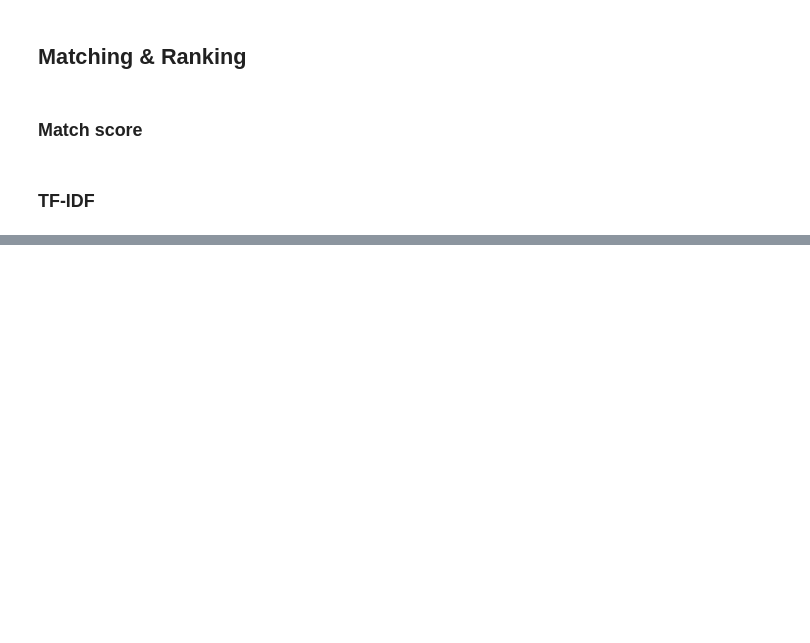
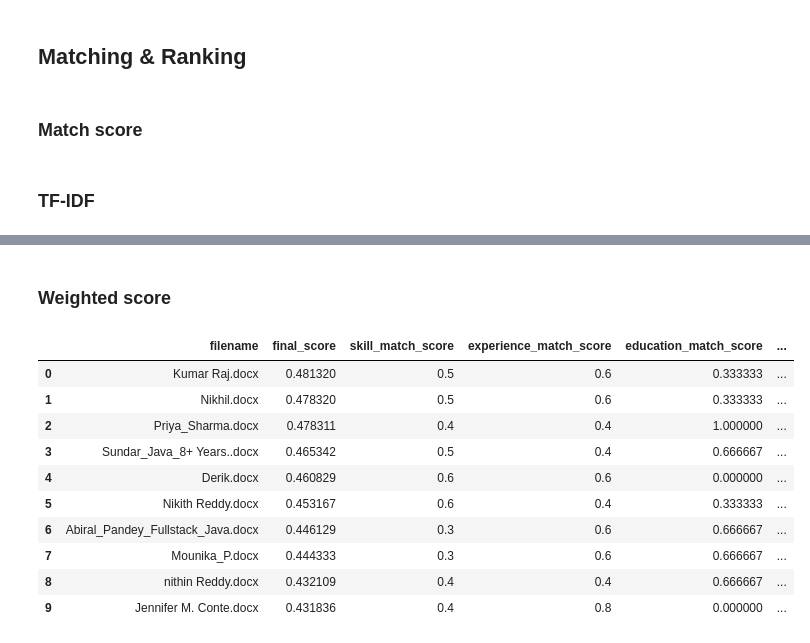
Before and after one commit to gracella12/ProjectPP_Kelompok4, a Jupyter notebook: pake-segmentasi.ipynb, the cells around one changed output, grey strips where cells are left out. Drawn from its saved outputs; the diff is of its cells as text; code cells hidden in the pictures; blank space fills up the shorter version.

Commit message:
add weighted score

```diff
--- a/pake-segmentasi.ipynb
+++ b/pake-segmentasi.ipynb
@@ -825,3 +825,35 @@ df_resumes[[
 | 7 | Yohan BSA.docx | 0.0 | 0.000000 | 0.4 | 0.369233 |
 | 8 | Madhu_BA_AW.DOCX | 0.3 | 0.000000 | 0.2 | 0.359373 |
 | 9 | KIRAN KUMAR.docx | 0.3 | 0.000000 | 0.4 | 0.312344 |
+# %% [markdown]
+### Weighted score
+# %%
+df_resumes["final_score"] = (
+    0.35 * df_resumes["skill_match_score"] +
+    0.30 * df_resumes["experience_match_score"] +
+    0.15 * df_resumes["education_match_score"] +
+    0.20 * df_resumes["text_similarity_score"]
+)
+# %%
+df_ranked = df_resumes.sort_values("final_score", ascending=False).reset_index(drop=True)
+# %%
+df_ranked[[
+    "filename",
+    "final_score",
+    "skill_match_score",
+    "experience_match_score",
+    "education_match_score",
+    "text_similarity_score"
+]].head(10)
+# %% [output]
+|  | filename | final_score | skill_match_score | experience_match_score | education_match_score | ... |
+| 0 | Kumar Raj.docx | 0.481320 | 0.5 | 0.6 | 0.333333 | ... |
+| 1 | Nikhil.docx | 0.478320 | 0.5 | 0.6 | 0.333333 | ... |
+| 2 | Priya_Sharma.docx | 0.478311 | 0.4 | 0.4 | 1.000000 | ... |
+| 3 | Sundar_Java_8+ Years..docx | 0.465342 | 0.5 | 0.4 | 0.666667 | ... |
+| 4 | Derik.docx | 0.460829 | 0.6 | 0.6 | 0.000000 | ... |
+| 5 | Nikith Reddy.docx | 0.453167 | 0.6 | 0.4 | 0.333333 | ... |
+| 6 | Abiral_Pandey_Fullstack_Java.docx | 0.446129 | 0.3 | 0.6 | 0.666667 | ... |
+| 7 | Mounika_P.docx | 0.444333 | 0.3 | 0.6 | 0.666667 | ... |
+| 8 | nithin Reddy.docx | 0.432109 | 0.4 | 0.4 | 0.666667 | ... |
+| 9 | Jennifer M. Conte.docx | 0.431836 | 0.4 | 0.8 | 0.000000 | ... |
```
Also changed, not shown: parts of 1 cell of this notebook.
